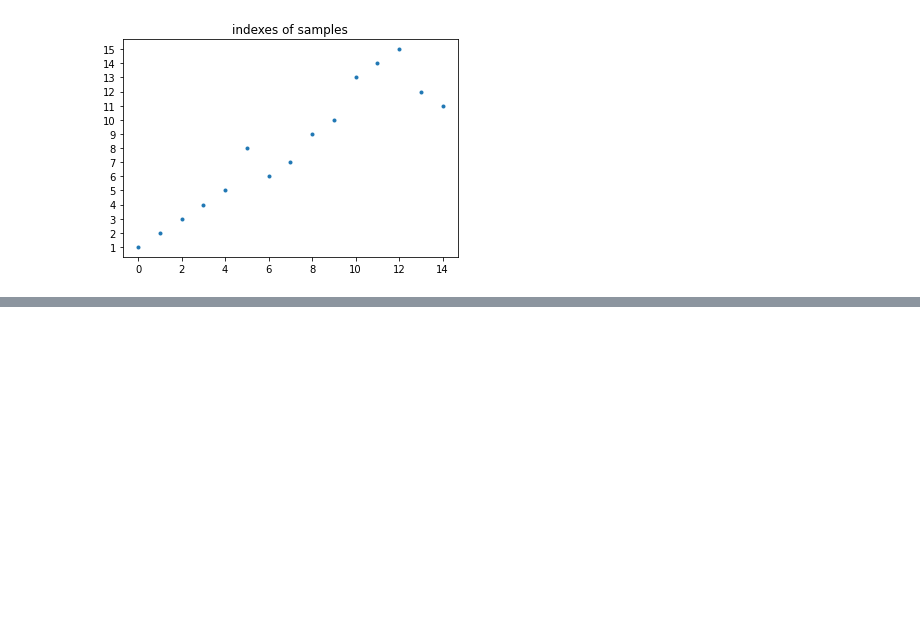
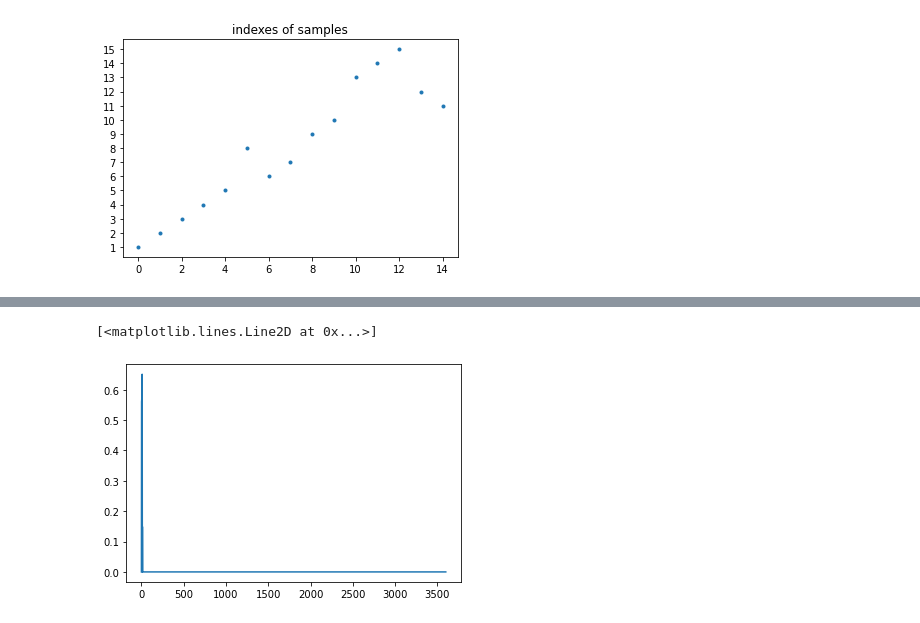
Before and after one commit to hollebenthiago/gsp, a Jupyter notebook: gsp4 - Sampling on graphs.ipynb, the cells around one changed output, grey strips where cells are left out. Drawn from its saved outputs; the diff is of its cells as text; code cells hidden in the pictures; blank space fills up the shorter version.

```diff
--- a/gsp4 - Sampling on graphs.ipynb
+++ b/gsp4 - Sampling on graphs.ipynb
@@ -260,0 +274,3 @@ plt.show()
+# %%
+paths = ['imgs/im_proc/square_pikachu.png']
+image = np.flip(cv2.imread(paths[0]), axis = -1)/255
@@ -260,0 +279,3 @@ plt.show()
+# %%
+%%time
+opt_indexes_image = optimal_sampling_operator(L.V, image_k, image_k, verbose = True)
@@ -260,0 +300,9 @@ plt.show()
+# %%
+%%time
+V_image, Λ_image, ψ_image, U_image, φ_image = setup(reference_operator_grid, L, opt_indexes_image)
+ψ_sampling_image = sampling_matrix(L.V, opt_indexes_image)
+M_image = φ_image @ ψ_image
+# %%
+r = image[:,:,0].reshape(c * d)
+g = image[:,:,1].reshape(c * d)
+b = image[:,:,2].reshape(c * d)
@@ -260,0 +311,5 @@ plt.show()
+# %%
+plt.(ψ_sampling_image @ r)
+# %% [output]
+[<matplotlib.lines.Line2D at 0x...>]
+[figure, added]
```
Also changed, not shown: parts of 19 cells of this notebook, 1 other file.
